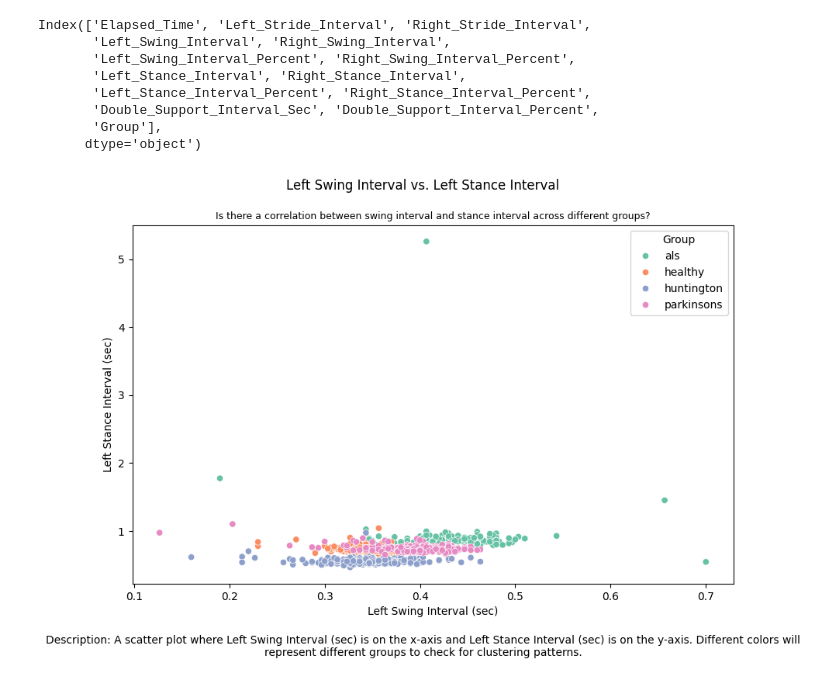
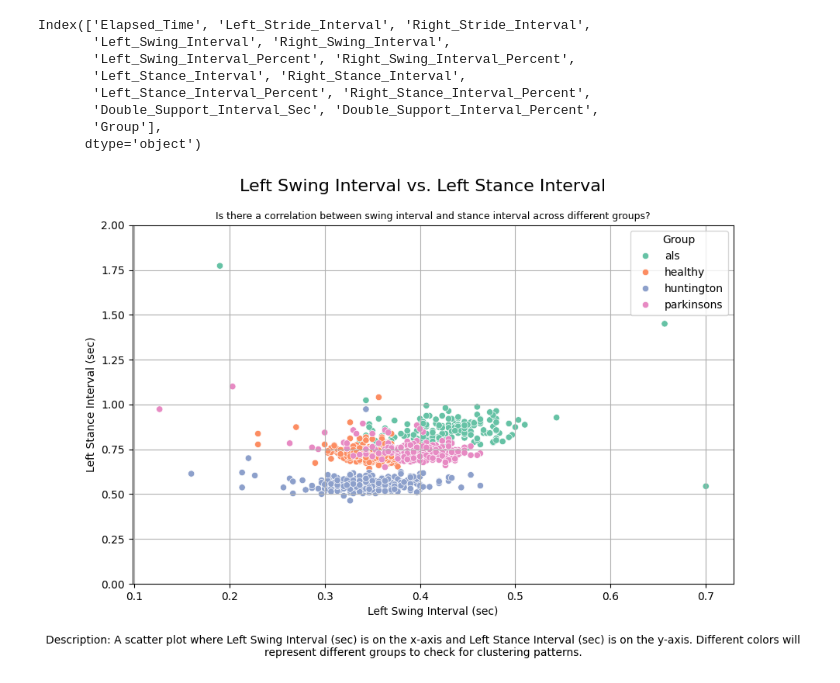
Before and after one commit to YooNice100/gaitproj3, a Jupyter notebook: worko.ipynb, the cells around one changed output. Cells and saved outputs as stored; diff of their text form; code cells hidden in the pictures.

Commit message:
add 3 graphs

```diff
--- a/worko.ipynb
+++ b/worko.ipynb
@@ -101,18 +34,17 @@ Index(['Elapsed_Time', 'Left_Stride_Interval', 'Right_Stride_Interval',
        'Group'],
       dtype='object')
 # %%
-import matplotlib.pyplot as plt
-import seaborn as sns
-
 plt.figure(figsize=(10, 6))
 sns.scatterplot(x='Left_Swing_Interval', y='Left_Stance_Interval', hue='Group', data=data, palette='Set2')
-plt.suptitle('Left Swing Interval vs. Left Stance Interval')
+plt.suptitle('Left Swing Interval vs. Left Stance Interval', fontsize=16)
 plt.title('Is there a correlation between swing interval and stance interval across different groups?', fontsize=9)
 plt.xlabel('Left Swing Interval (sec)')
 plt.ylabel('Left Stance Interval (sec)')
 plt.legend(title='Group')
 plt.figtext(0.5, 0, 'Description: A scatter plot where Left Swing Interval (sec) is on the x-axis and Left Stance Interval (sec) is on the y-axis. Different colors will represent different groups to check for clustering patterns.',
             ha='center', va='top', fontsize=10, wrap=True)
+plt.grid()
+plt.ylim(0, 2)
 plt.show()
 # %% [output]
-[figure, old version]
+[figure, new version]
```
Also changed, not shown: parts of 8 cells of this notebook.
